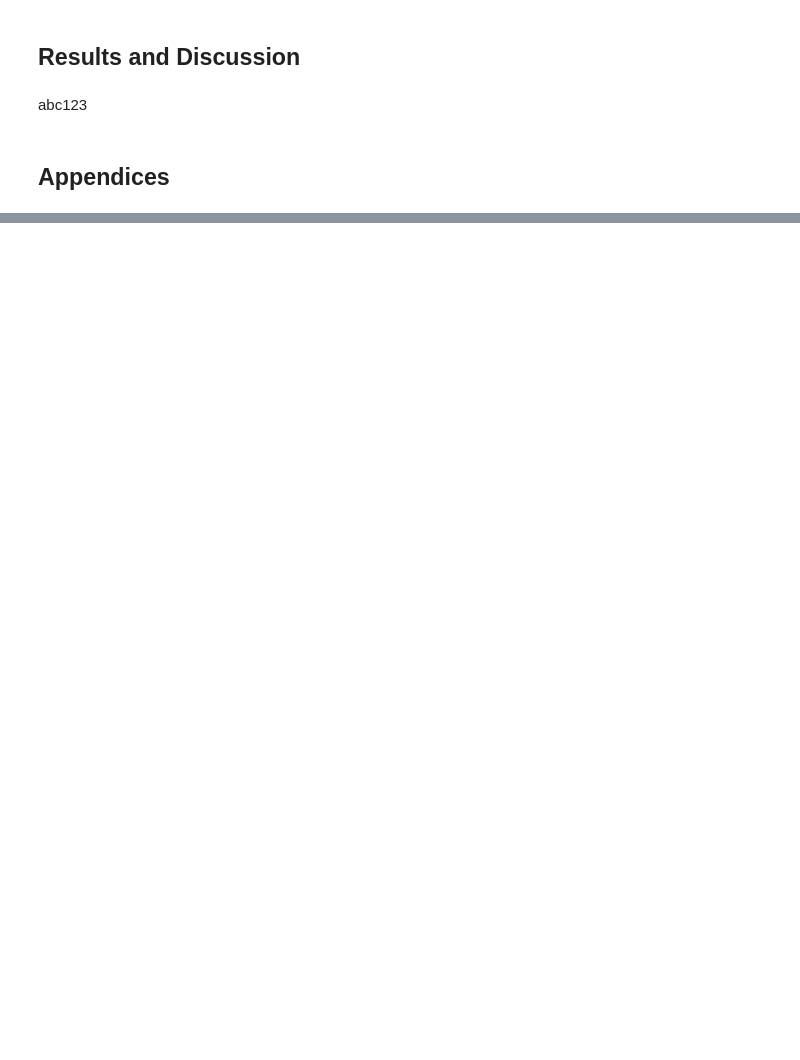
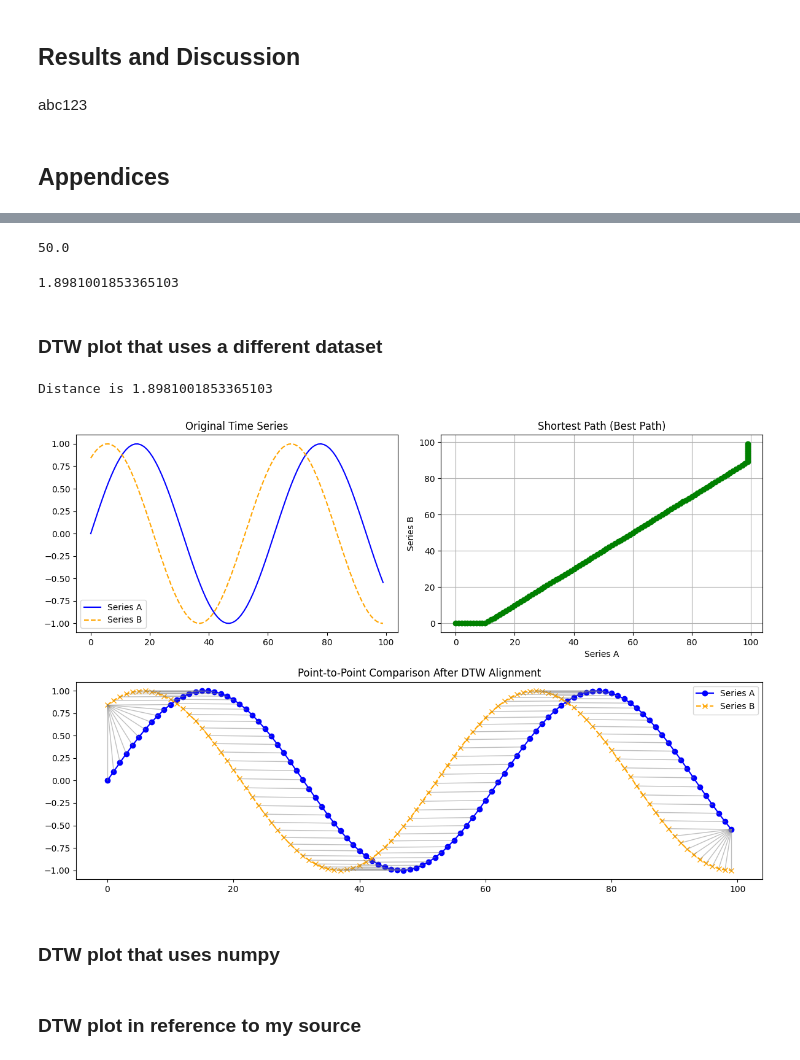
Before and after one commit to donnafaithhh/LP-Norms-and-Volatility, a Jupyter notebook: 01 simulation.ipynb, the cells around one changed output, grey strips where cells are left out. Cells and saved outputs as stored; diff of their text form; code cells hidden in the pictures; blank space fills up the shorter version.

```diff
--- a/01 simulation.ipynb
+++ b/01 simulation.ipynb
@@ -446,0 +483,76 @@ abc123
+# %%
+# dtw distance with shift
+x = np.sin(np.linspace(0, 10, 100))
+y = x + 5
+dist, _ = dtw.warping_paths(x, y, use_c=False)
+print(dist) # answer should be greater than zero
+# %% [output]
+50.0
+# %%
+# dtw distance with shift
+x = np.sin(np.linspace(0, 10, 100))
+y = np.sin(np.linspace(1, 11, 100))
+dist, _ = dtw.warping_paths(x, y, use_c=False)
+print(dist) # answer should be greater than zero
+# %% [output]
+1.8981001853365103
+# %% [markdown]
+### DTW plot that uses a different dataset
+# %%
+import numpy as np
+import matplotlib.pyplot as plt
+from scipy.interpolate import interp1d
+from dtaidistance import dtw
+from scipy.stats import pearsonr
+import pandas as pd
+
+np.random.seed(0)
+x = np.arange(1, 20)
+noise = np.random.normal(0, 1, len(x))
+time_series_a = np.sin(x)
+time_series_b = np.cos(x) + noise
+
+time_series_a = np.sin(np.linspace(0, 10, len(x)))
+time_series_b = x + 5
+
+time_series_a = np.sin(np.linspace(0, 10, 100))
+time_series_b = np.sin(np.linspace(1, 11, 100))
+
+distance, paths = dtw.warping_paths(time_series_a, time_series_b, use_c=False)
+best_path = dtw.best_path(paths)
+similarity_score = distance / len(best_path)
+print(f'Distance is {distance}')
+
+plt.figure(figsize=(12, 8))
+
+# Original Time Series Plot
+ax1 = plt.subplot2grid((2, 2), (0, 0))
+ax1.plot(time_series_a, label='Series A', color='blue')
+ax1.plot(time_series_b, label='Series B', linestyle='--',color='orange')
+ax1.set_title('Original Time Series')
+ax1.legend()
+
+# Shortest Path Plot (Cost Matrix with the path)
+ax2 = plt.subplot2grid((2, 2), (0, 1))
+ax2.plot(np.array(best_path)[:, 0], np.array(best_path)[:, 1], 'green', marker='o', linestyle='-')
+ax2.set_title('Shortest Path (Best Path)')
+ax2.set_xlabel('Series A')
+ax2.set_ylabel('Series B')
+ax2.grid(True)
+
+# Point-to-Point Comparison Plot
+ax3 = plt.subplot2grid((2, 2), (1, 0), colspan=2)
+ax3.plot(time_series_a, label='Series A', color='blue', marker='o')
+ax3.plot(time_series_b, label='Series B', color='orange', marker='x', linestyle='--')
+for a, b in best_path:
+    ax3.plot([a, b], [time_series_a[a], time_series_b[b]], color='grey', linestyle='-', linewidth=1, alpha = 0.5)
+ax3.set_title('Point-to-Point Comparison After DTW Alignment')
+ax3.legend()
+
+plt.tight_layout()
+plt.show()
+# %% [output]
+Distance is 1.8981001853365103
+[figure, added]
+# %% [markdown]
+### DTW plot that uses numpy
@@ -447,3 +623,5 @@ abc123
+# %% [markdown]
+### DTW plot in reference to my source
 # %%
 # import numpy as np
 # import matplotlib.pyplot as plt
```
Also changed, not shown: parts of 12 cells of this notebook.
